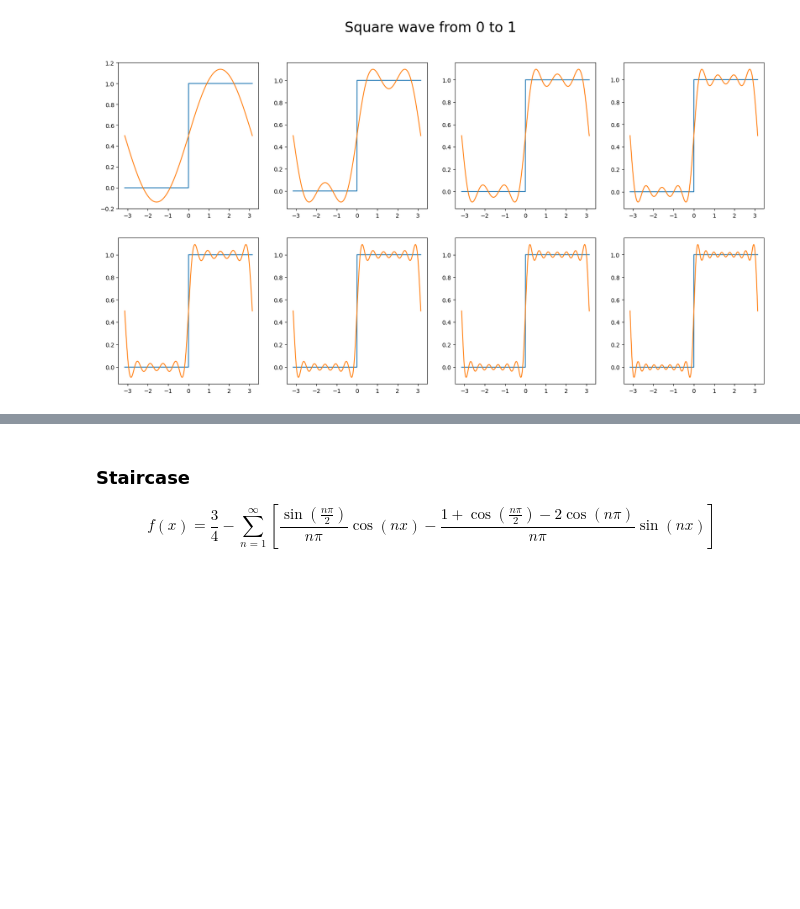
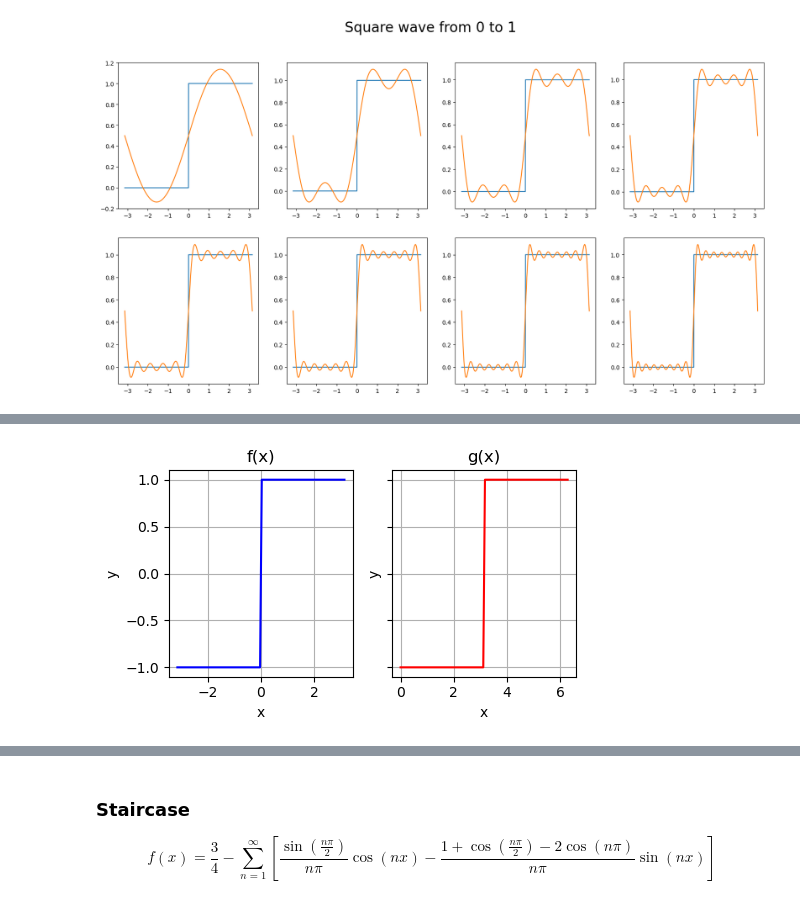
Before and after one commit to Shruti-Karandikar/fourier, a Jupyter notebook: fourier_series_expts.ipynb, the cells around one changed output, grey strips where cells are left out. Saved outputs shown, nothing was run; the diff lists cells and outputs as text; code cells hidden in the pictures; blank space fills up the shorter version.

```diff
--- a/fourier_series_expts.ipynb
+++ b/fourier_series_expts.ipynb
@@ -99,0 +140,33 @@ approx_fs(x_a, fourier_series_sqr, x1,  'Square wave from 0 to 1')
+# %%
+#Horizontal Shift
+import numpy as np
+import matplotlib.pyplot as plt
+x_c = np.linspace(0, 2*np.pi, 100)
+fx = np.sign(np.sin(x_a))
+gx = np.sign(-1 * np.sin(x_c))
+gx[0] = -1
+
+fig, (ax1, ax2) = plt.subplots(1, 2, figsize=(5, 3), sharey = True)
+
+
+ax1.plot(x_a, fx, 'b')
+ax1.set_title('f(x)')
+ax1.set_xlabel('x')
+ax1.set_ylabel('y')
+ax1.grid(True)
+
+
+
+ax2.plot(x_c, gx, 'r')
+ax2.set_title('g(x)')
+ax2.set_xlabel('x')
+ax2.set_ylabel('y')
+ax2.grid(True)
+
+
+# Adjust layout
+plt.tight_layout()
+plt.savefig("horizontal_shift.jpg")
+plt.show()
+# %% [output]
+[figure, added]
```
Also changed, not shown: parts of 7 cells of this notebook.
